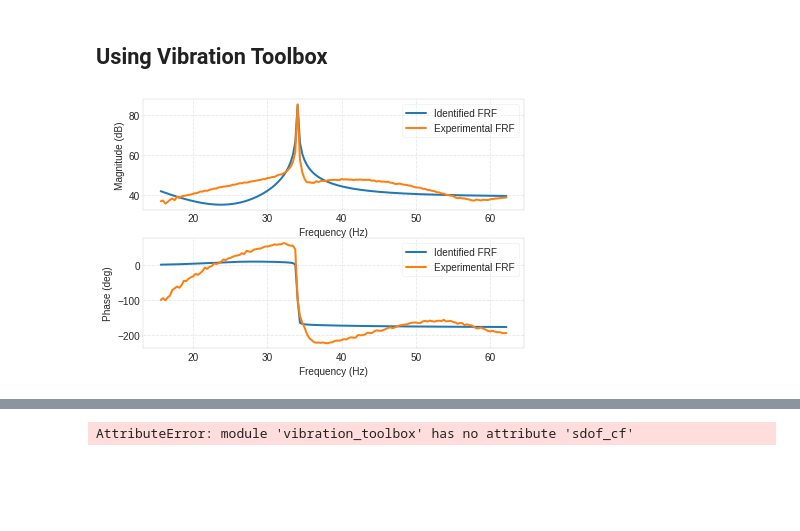
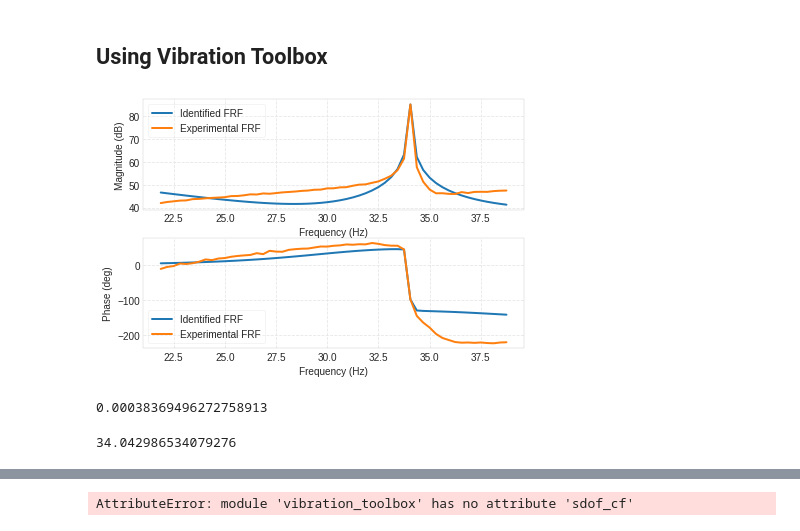
Before and after one commit to josephcslater/MechanicalVibrationLab, a Jupyter notebook: labnotes/Lab2.ipynb, the cells around one changed output, grey strips where cells are left out. Cells and saved outputs as stored; diff of their text form; code cells hidden in the pictures; blank space fills up the shorter version.

```diff
--- a/labnotes/Lab2.ipynb
+++ b/labnotes/Lab2.ipynb
@@ -148,8 +149,8 @@ Using Vibration Toolbox
     mat_contents=sio.loadmat('Case2-2.mat')
     f = mat_contents['Freq_domain']
     TF = mat_contents['Hf_chan_2']
-    Fmin=50
-    Fmax=200
+    Fmin=70
+    Fmax=125
     if Fmin is None:
         inlow = 0
     else:
@@ -280,31 +281,39 @@ Using Vibration Toolbox
         phase2 = phase2 - 360
     phased = phase2[cin]-phase[cin]
     phase = phase+np.round(phased/360)*360
 
     #plot stuff
     fig = plt.figure()
     ax1 = fig.add_subplot(2,1,1)
     ax2 = fig.add_subplot(2,1,2)
     fig.tight_layout()
 
 #    ax1.set_legend('Identified FRF','Experimental FRF')
     ax1.set_xlabel('Frequency (Hz)')
     ax1.set_ylabel('Magnitude (dB)')
     ax1.plot(f,20*np.log10(np.abs(XoF)), label="Identified FRF")
     ax1.plot(f,20*np.log10(np.abs(TF)), label="Experimental FRF")
     ax1.legend()
 #    ax1.grid()
 
     ax2.set_xlabel('Frequency (Hz)')
     ax2.set_ylabel('Phase (deg)')
     ax2.plot(f,phase2, label="Identified FRF")
     ax2.plot(f,phase, label="Experimental FRF")
     ax2.legend()
 #    ax2.plot(f,phase)
 #    ax2.grid()
 
     _ = plt.show()
 
     a = a[0]**2/(2*np.pi*nf)**2
 # %% [output]
-[figure, old version]
+[figure, new version]
+# %%
+z
+# %% [output]
+0.00038369496272758913
+# %%
+nf
+# %% [output]
+34.042986534079276
```
Also changed, not shown: parts of 5 cells of this notebook, 6 other files.
